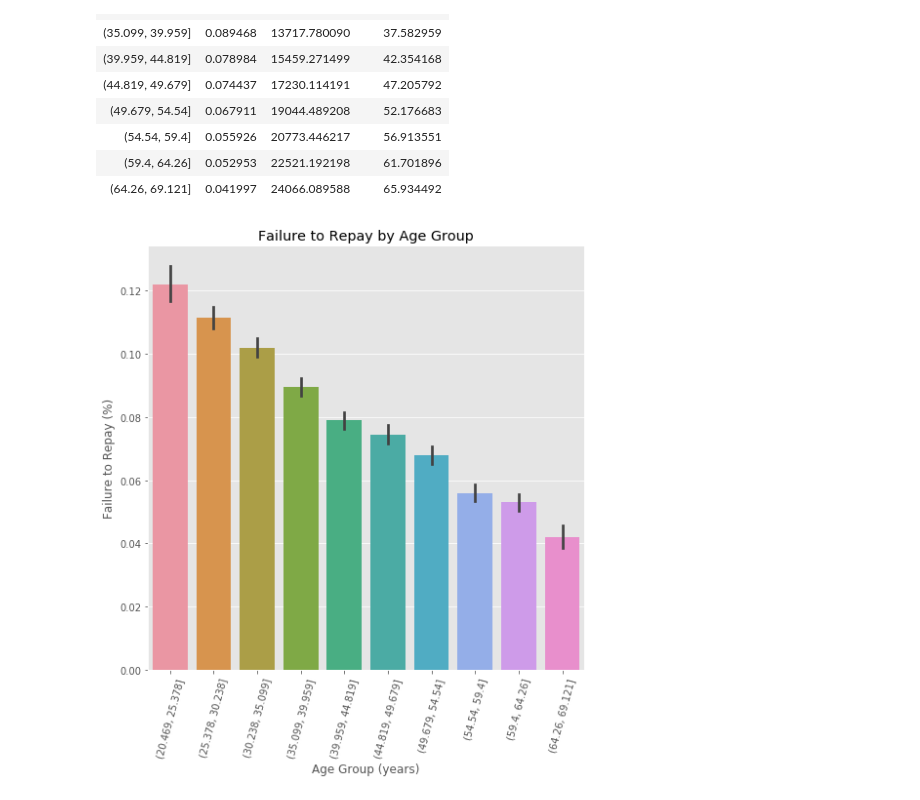
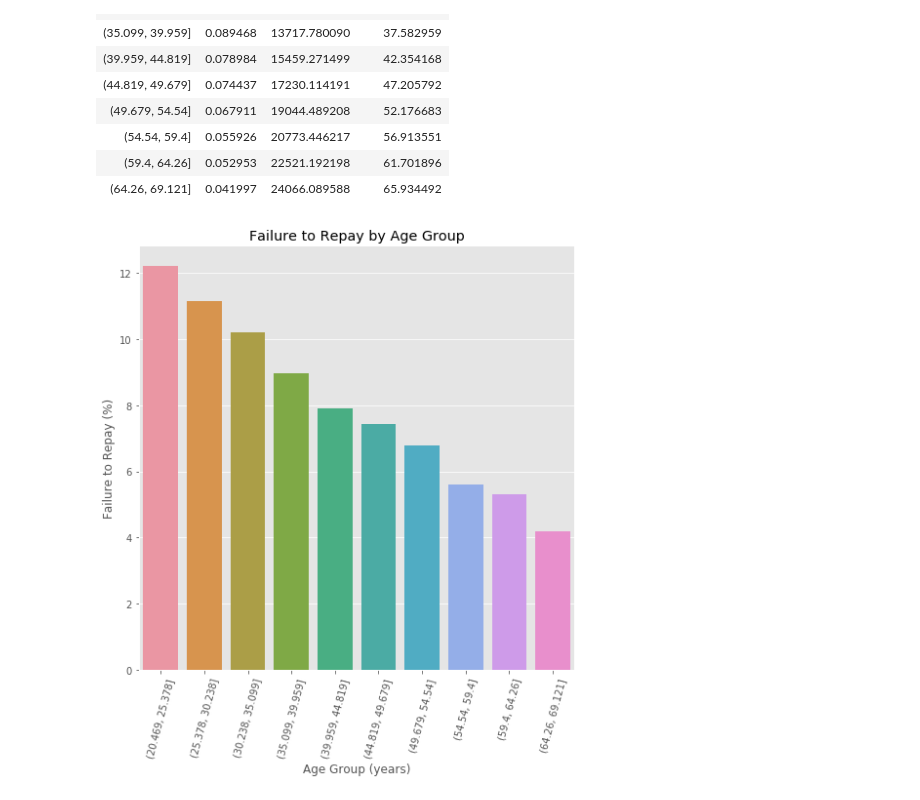
Before and after one commit to chingcc1209/4th-ML100Days, a Jupyter notebook: Day_016_HW.ipynb, the cells around one changed output. Cells and saved outputs as stored; diff of their text form; code cells hidden in the pictures.

```diff
--- a/Day_016_HW.ipynb
+++ b/Day_016_HW.ipynb
@@ -117,16 +117,16 @@ age_groups
 # %%
 plt.figure(figsize = (8, 8))
 
 # 以年齡區間為 x, target 為 y 繪製 barplot
 """
 Your Code Here
 """
-px = age_data['YEARS_BINNED']
-py = age_data['TARGET']
+px = age_groups.index
+py = age_groups['TARGET'] * 100
 sns.barplot(px, py)
 
 # Plot labeling
 plt.xticks(rotation = 75); plt.xlabel('Age Group (years)'); plt.ylabel('Failure to Repay (%)')
 plt.title('Failure to Repay by Age Group');
 # %% [output]
-[figure, old version]
+[figure, new version]
```
